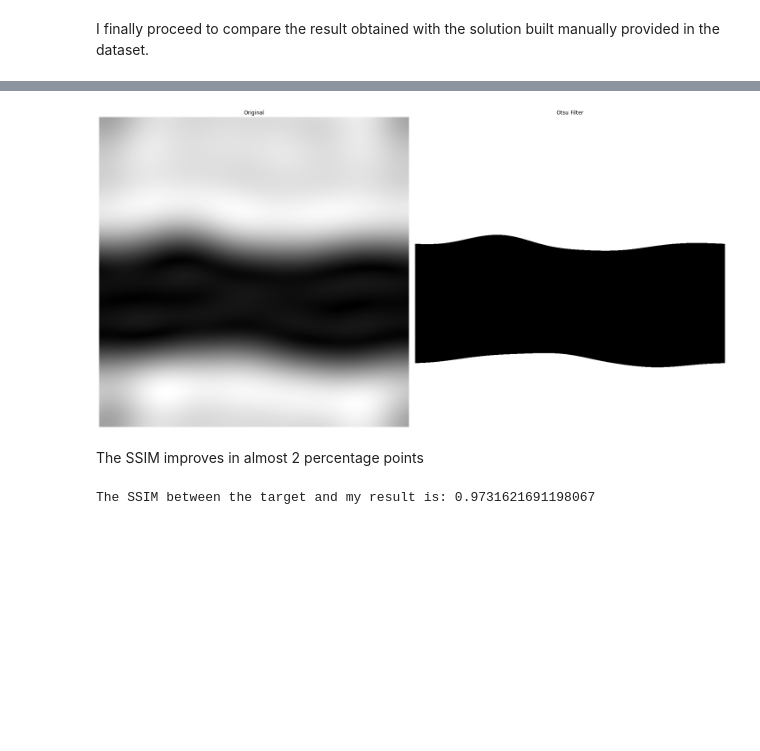
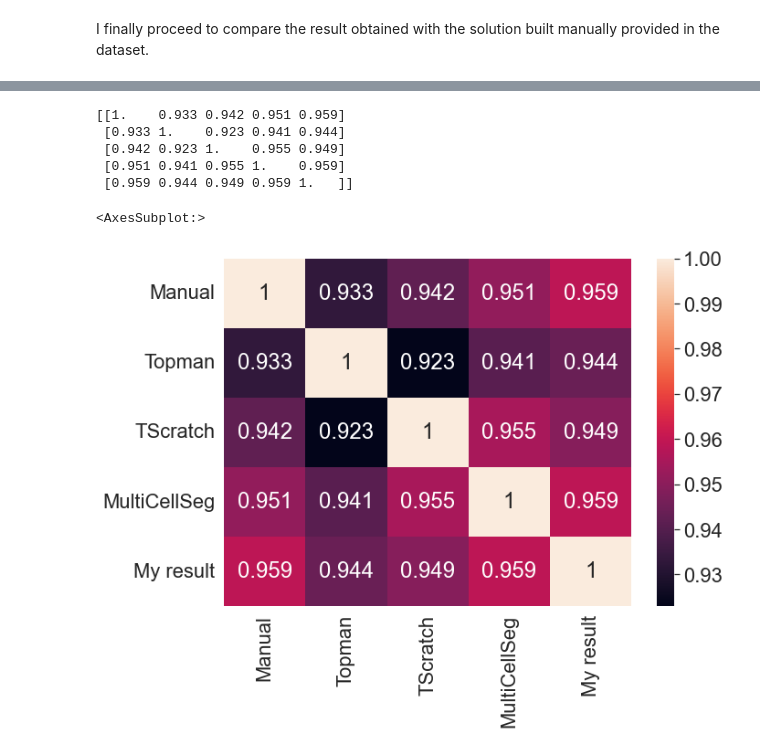
Before and after one commit to ignaciocordova/DegreeCourse-ImageProcessing-ArtificialVision, a Jupyter notebook: final_project/First Image DIC_SN_15_L10_Sum00.ipynb, the cells around one changed output, grey strips where cells are left out. Cells and saved outputs as stored; diff of their text form; code cells hidden in the pictures; blank space fills up the shorter version.

```diff
--- a/final_project/First Image DIC_SN_15_L10_Sum00.ipynb
+++ b/final_project/First Image DIC_SN_15_L10_Sum00.ipynb
@@ -149,11 +139,22 @@ Now, the Otsu threshold can be used to correctly binarize the resulting image:
-# %%
-final_otsu = impavi.otsu_filter(final,plot=True)
-# %% [output]
-[figure, removed]
-# %% [markdown]
-The SSIM improves in almost 2 percentage points
-# %%
-ssim = skimage.metrics.structural_similarity(target,final_otsu)
-print('The SSIM between the target and my result is:',ssim)
-# %% [output]
-The SSIM between the target and my result is: 0.9731621691198067
+# %%
+ssim = impavi.ssim_matrix('DIC_SN_15_L10_Sum00',im_seg)
+# %%
+print(ssim)
+# %% [output]
+[[1.    0.933 0.942 0.951 0.959]
+ [0.933 1.    0.923 0.941 0.944]
+ [0.942 0.923 1.    0.955 0.949]
+ [0.951 0.941 0.955 1.    0.959]
+ [0.959 0.944 0.949 0.959 1.   ]]
+# %%
+import seaborn as sn
+import pandas as pd
+sn.set(font_scale=2)
+
+df_cm = pd.DataFrame(ssim, index = [i for i in ['Manual','Topman','TScratch','MultiCellSeg','My result']],
+                  columns = [i for i in ['Manual','Topman','TScratch','MultiCellSeg','My result']])
+plt.figure(figsize = (10,7))
+sn.heatmap(df_cm, annot=True,fmt='.3g',)
+# %% [output]
+<AxesSubplot:>
+[figure, added]
```
Also changed, not shown: parts of 12 cells of this notebook, 8 other files.
